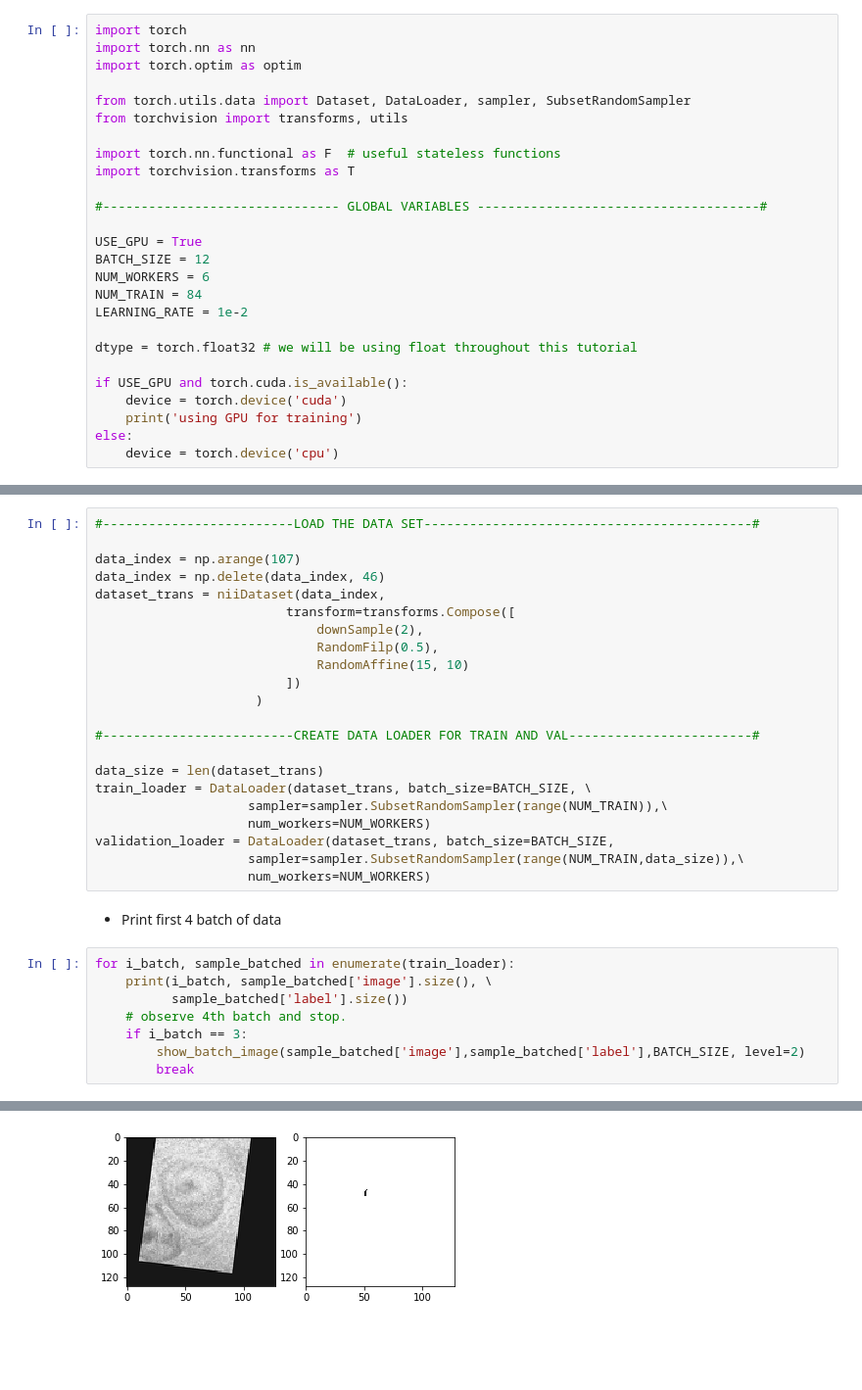
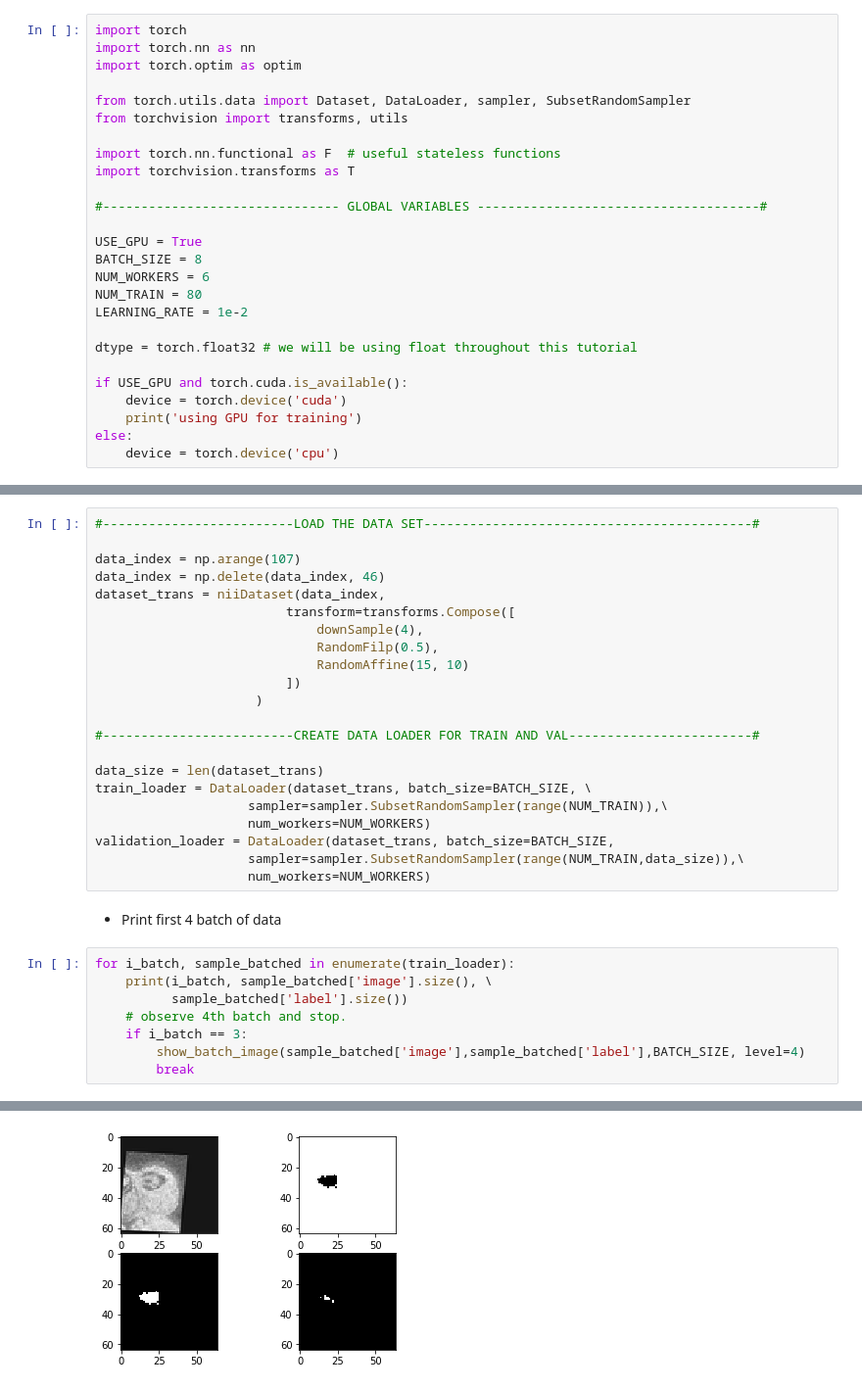
Before and after one commit to tongdaxu/ECE-GY-6123-IMAGE-AND-VIDEO-PROCESSING, a Jupyter notebook: MouseProj/03. Vnet.ipynb, the cells around one changed output, grey strips where cells are left out. Shown at 98% size. Saved outputs shown, nothing was run; the diff lists cells and outputs as text; blank space fills up the shorter version.

```diff
--- a/MouseProj/03. Vnet.ipynb
+++ b/MouseProj/03. Vnet.ipynb
@@ -31,9 +28,9 @@ import torchvision.transforms as T
 #------------------------------- GLOBAL VARIABLES -------------------------------------#
 
 USE_GPU = True
-BATCH_SIZE = 12
+BATCH_SIZE = 8
 NUM_WORKERS = 6
-NUM_TRAIN = 84
+NUM_TRAIN = 80
 LEARNING_RATE = 1e-2
 
 dtype = torch.float32 # we will be using float throughout this tutorial
@@ -52,7 +49,7 @@ data_index = np.arange(107)
 data_index = np.delete(data_index, 46)
 dataset_trans = niiDataset(data_index,
                          transform=transforms.Compose([
-                             downSample(2),
+                             downSample(4),
                              RandomFilp(0.5),
                              RandomAffine(15, 10)
                          ])
@@ -75,6 +72,6 @@ for i_batch, sample_batched in enumerate(train_loader):
           sample_batched['label'].size())
     # observe 4th batch and stop.
     if i_batch == 3:
-        show_batch_image(sample_batched['image'],sample_batched['label'],BATCH_SIZE, level=2)
+        show_batch_image(sample_batched['image'],sample_batched['label'],BATCH_SIZE, level=4)
         break
 # %% [output]
@@ -85 +82 @@ for i_batch, sample_batched in enumerate(train_loader):
-[figure, old version]
+[figure, new version]
```
Also changed, not shown: parts of 8 cells of this notebook, 7 other files.
